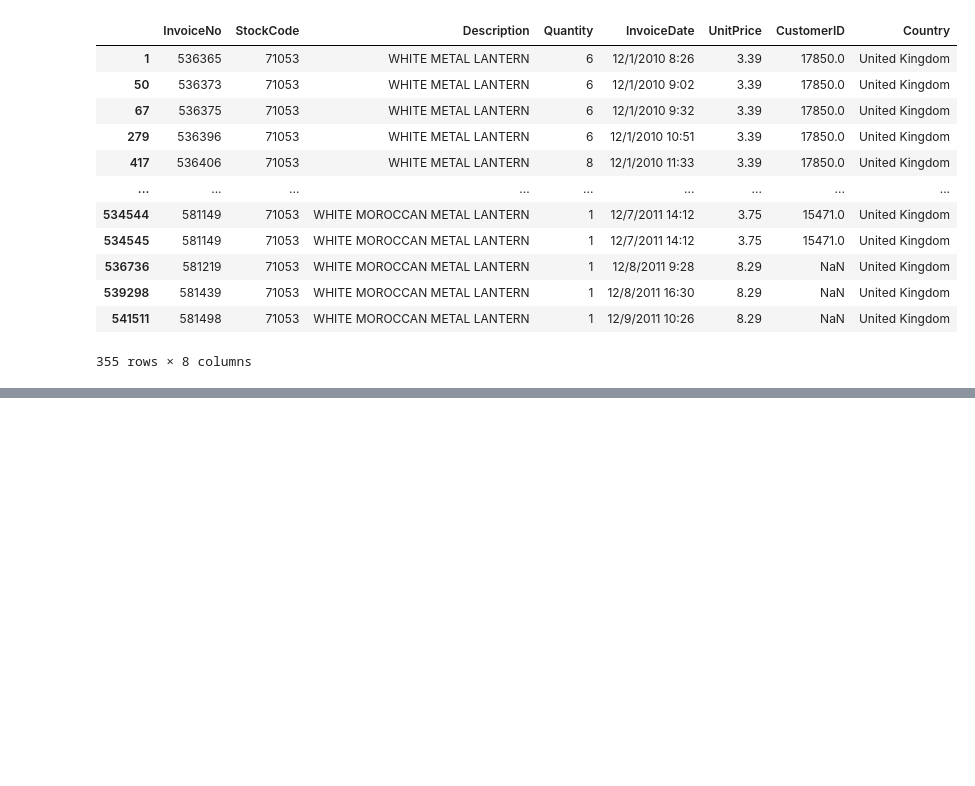
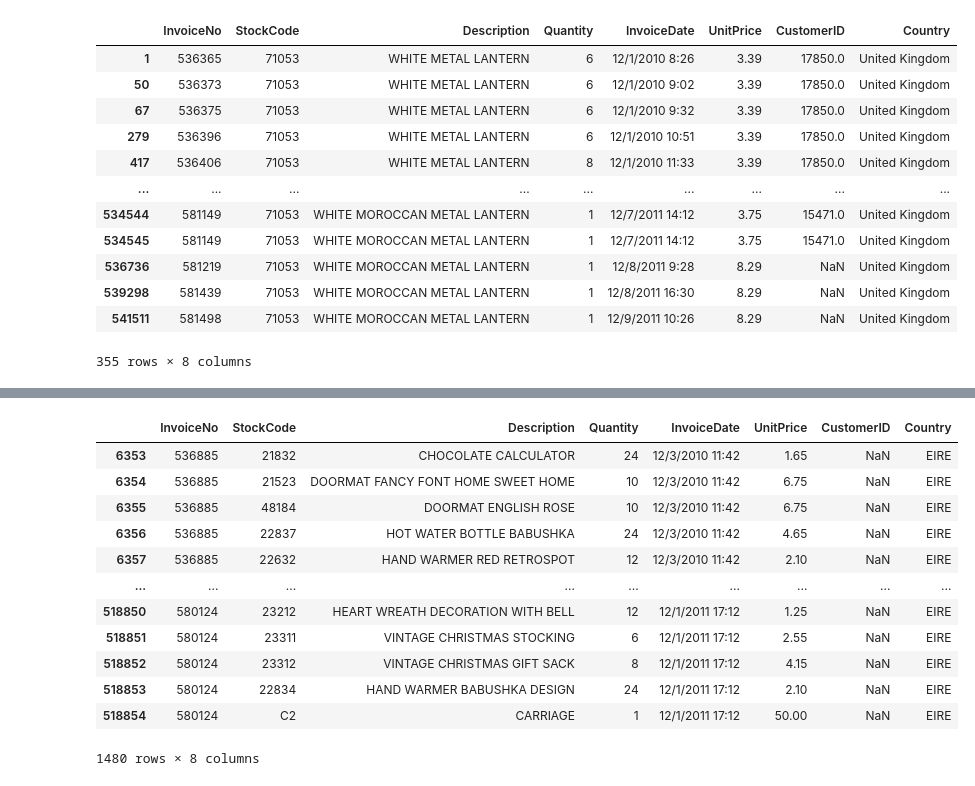
Before and after one commit to PedroHenSantos70/Primeiro-Dashboard, a Jupyter notebook: Untitled.ipynb, the cells around one changed output, grey strips where cells are left out. Drawn from its saved outputs; the diff is of its cells as text; code cells hidden in the pictures; blank space fills up the shorter version.

```diff
--- a/Untitled.ipynb
+++ b/Untitled.ipynb
@@ -83,0 +112,18 @@ teste2
+# %%
+paises_diferentes = identificar_null [identificar_null['Country'] != 'United Kingdom']
+# %%
+paises_diferentes
+# %% [output]
+|  | InvoiceNo | StockCode | Description | Quantity | InvoiceDate | UnitPrice | CustomerID | Country |
+| 6353 | 536885 | 21832 | CHOCOLATE CALCULATOR | 24 | 12/3/2010 11:42 | 1.65 | NaN | EIRE |
+| 6354 | 536885 | 21523 | DOORMAT FANCY FONT HOME SWEET HOME | 10 | 12/3/2010 11:42 | 6.75 | NaN | EIRE |
+| 6355 | 536885 | 48184 | DOORMAT ENGLISH ROSE | 10 | 12/3/2010 11:42 | 6.75 | NaN | EIRE |
+| 6356 | 536885 | 22837 | HOT WATER BOTTLE BABUSHKA | 24 | 12/3/2010 11:42 | 4.65 | NaN | EIRE |
+| 6357 | 536885 | 22632 | HAND WARMER RED RETROSPOT | 12 | 12/3/2010 11:42 | 2.10 | NaN | EIRE |
+| ... | ... | ... | ... | ... | ... | ... | ... | ... |
+| 518850 | 580124 | 23212 | HEART WREATH DECORATION WITH BELL | 12 | 12/1/2011 17:12 | 1.25 | NaN | EIRE |
+| 518851 | 580124 | 23311 | VINTAGE CHRISTMAS STOCKING | 6 | 12/1/2011 17:12 | 2.55 | NaN | EIRE |
+| 518852 | 580124 | 23312 | VINTAGE CHRISTMAS GIFT SACK | 8 | 12/1/2011 17:12 | 4.15 | NaN | EIRE |
+| 518853 | 580124 | 22834 | HAND WARMER BABUSHKA DESIGN | 24 | 12/1/2011 17:12 | 2.10 | NaN | EIRE |
+| 518854 | 580124 | C2 | CARRIAGE | 1 | 12/1/2011 17:12 | 50.00 | NaN | EIRE |
+1480 rows × 8 columns
```
Also changed, not shown: parts of 15 cells of this notebook.
